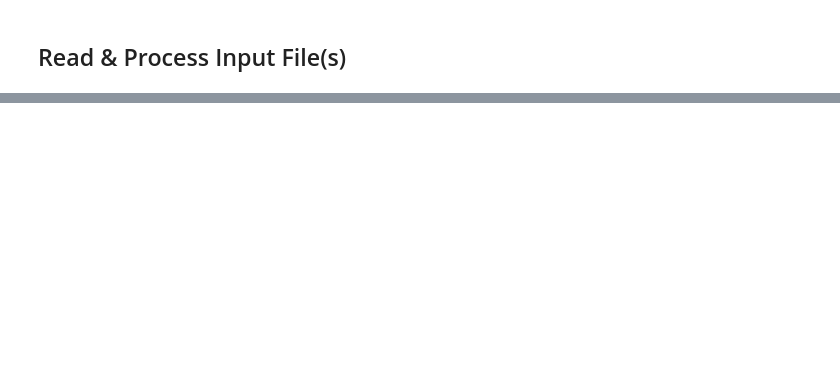
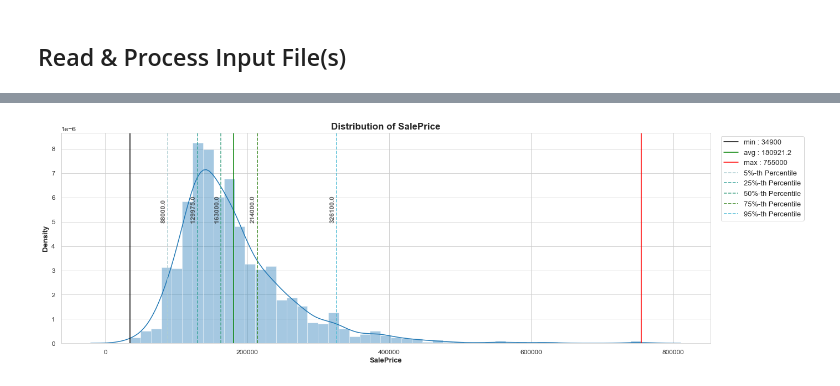
Before and after one commit to ZenithClown/self-development, a Jupyter notebook: competitions/kaggle/House Prices - Advanced Regression Techniques/Data Analysis.ipynb, the cells around one changed output, grey strips where cells are left out. Saved outputs shown, nothing was run; the diff lists cells and outputs as text; code cells hidden in the pictures; blank space fills up the shorter version.

Commit message:
Documenting sale price distribution

```diff
--- a/competitions/kaggle/House Prices - Advanced Regression Techniques/Data Analysis.ipynb
+++ b/competitions/kaggle/House Prices - Advanced Regression Techniques/Data Analysis.ipynb
@@ -53,3 +52,14 @@ import pandas as pd
+# %%
+import numpy as np
+import pandas as pd
+import seaborn as sns
+import matplotlib.pyplot as plt
+
+%precision 3
+%matplotlib inline
+sns.set_style('whitegrid');
+plt.style.use('default-style');
+np.set_printoptions(precision = 3, threshold = 15)
 # %% [markdown]
 ## Define Global Arguments
 # %%
@@ -134,0 +151,32 @@ data.sample(5)
+# %%
+# ignore FutureWarning `displot`
+# if `seaborn` is updated > '0.11.2'
+# use `sns.displot` instead
+# sns.displot(data.SalePrice)
+
+sns.distplot(data.SalePrice)
+
+# add `axvline` to denote span of the graph
+# using `for` loop to reduce code duplicacy
+for v, c, label in zip(
+        [data.SalePrice.min(), data.SalePrice.mean(), data.SalePrice.max()], # v : x-value
+        ['k', 'g', 'r'], # c : color
+        ['min', 'avg', 'max'] # label : for legend
+    ):
+    plt.axvline(v, c = c, label = f"{label} : {round(v, 2)}")
+
+# similarly, let's add percentile lines
+for q in [5, 25, 50, 75, 95]:
+    # q = percentile ∈ [0, 100]
+    # check `np.percentile` for more
+    color = "#" + "%06x" % random.randint(0, 0xFFFFFF) # randomly generate
+    percentile = np.percentile(data.SalePrice, q)
+
+    plt.text(percentile - 1e4, 5e-6, str(round(percentile, 3)), rotation = 'vertical', fontweight = 'bold', alpha = 0.7)
+    plt.axvline(percentile, c = color, ls = "--", label = f"{q}%-th Percentile")
+
+plt.title("Distribution of SalePrice")
+plt.legend(loc = "upper right", bbox_to_anchor=(1.15, 1))
+plt.show()
+# %% [output]
+[figure, added]
```
Also changed, not shown: parts of 9 cells of this notebook.
